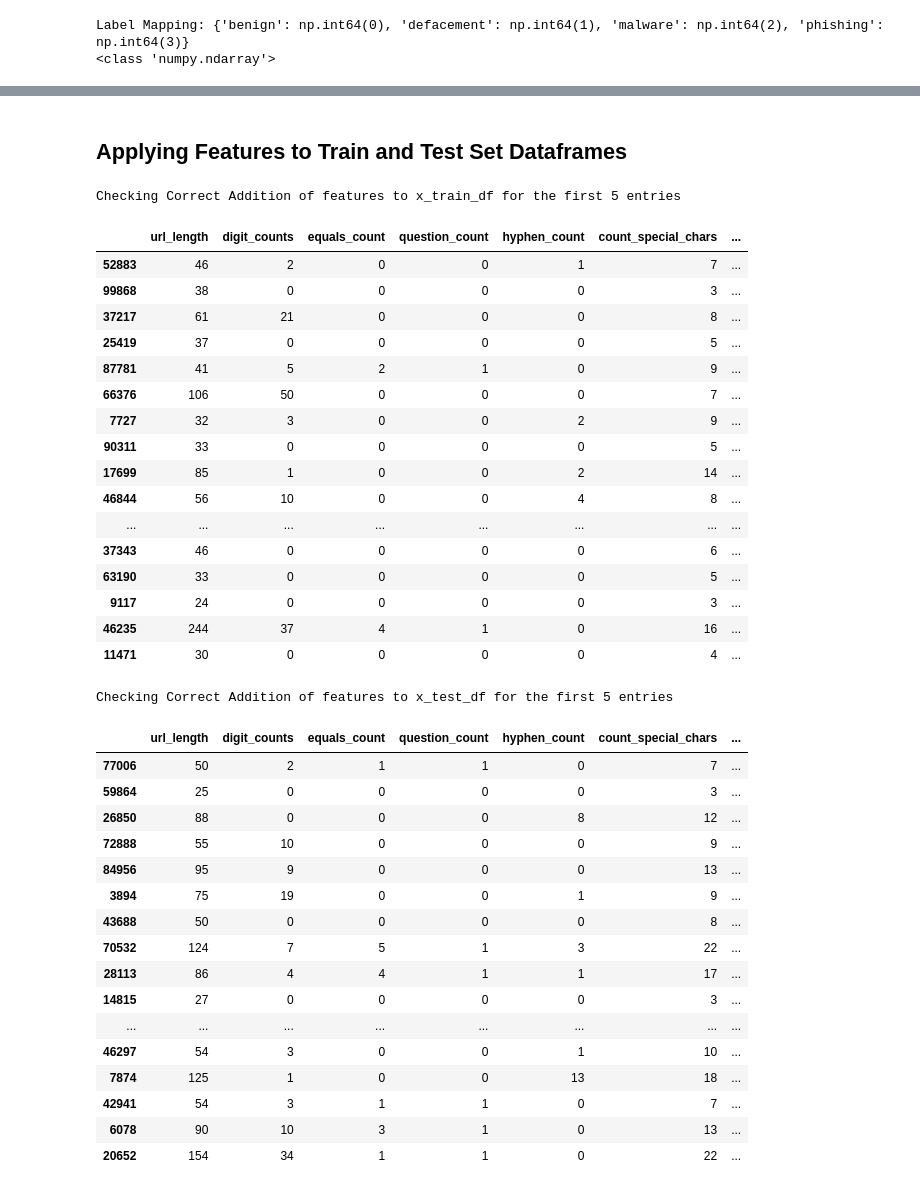
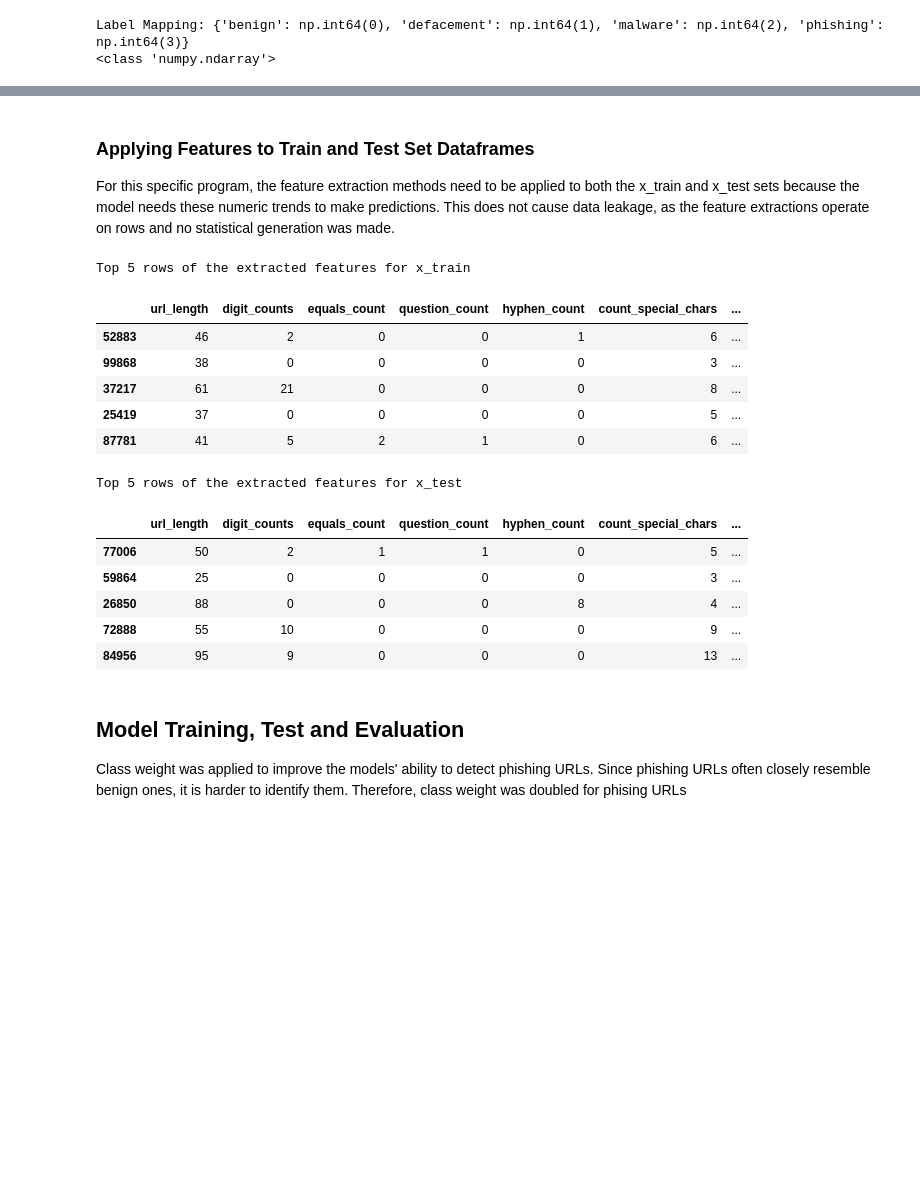
Before and after one commit to T-Geb/Malicious-URL-detection-_-ML, a Jupyter notebook: CS_Capstone.ipynb, the cells around one changed output, grey strips where cells are left out. Drawn from its saved outputs; the diff is of its cells as text; code cells hidden in the pictures; blank space fills up the shorter version.

Commit message:
Restructured notebook, added notes, Model test and evaluation, confusion matrix,and user interface

```diff
--- a/CS_Capstone.ipynb
+++ b/CS_Capstone.ipynb
@@ -131,32 +159,29 @@ extractor = tldextract.TLDExtract(cache_dir=False) # disabling network access to
 # X represents - mal_ds['URLs']
 #creating a method to work on one URL at a time to extract the suffix and applying the method to the URLs column
 # This method will also be used later on for feature extraction
+
 def get_suffix(url):
     return tldextract.extract(url).suffix.lower()
 
 extd_domains = X.apply(get_suffix)
 top_domains = extd_domains.value_counts().head(4)
 suffix_name = top_domains.index.tolist()
-domain_counts = top_domains.iloc
+suffix_counts= top_domains.values
+bar_colors = ['tab:red', 'tab:blue', 'tab:orange', 'tab:cyan']
 
 #plotting the histogram
 figure, axis = plt.subplots()
-bar_suffix = [suffix_name [0],suffix_name [1],suffix_name [2],suffix_name [3]]
-bar_count_suffix = [domain_counts[0],domain_counts[1],domain_counts[2],domain_counts[3]]
-bar_labels = ['com', 'org','net','de']
-bar_colors = ['tab:red', 'tab:blue', 'tab:orange', 'tab:cyan']
 
-#
-axis.bar(bar_suffix, bar_count_suffix, label=bar_labels, color=bar_colors)
+
+axis.bar(bar_suffix, bar_count_suffix,color=bar_colors)
 axis.set_ylabel('Count')
 axis.set_xlabel('Domain Suffix')
 axis.set_title('Top Four Domain-Suffix In Dataset')
-axis.legend(title='Key')
 
 
 #using a for loop to show the count in numbers on each bar
-for i in range(len(bar_suffix)):
-    axis.text(i,bar_count_suffix[i], str(bar_count_suffix[i]), ha='center', va='bottom')
+for i, count in enumerate(suffix_counts):
+    axis.text(i,count, str(count), ha='center', va='bottom')
 
 plt.show()
 # %% [output]
@@ -388,78 +367,62 @@ Suspicious suffix : 0
 --------------------------------------------------
 # %% [markdown]
 
-## Applying Features to Train and Test Set Dataframes
+### Applying Features to Train and Test Set Dataframes
+
+For this specific program, the feature extraction methods need to be applied to both the x_train and x_test sets because the model needs these numeric trends to make predictions. This does not cause data leakage, as the feature extractions operate on rows and no statistical generation was made.
 # %%
-#creating a data frame for x_train and x_test and adding adding the feature extractions as columns in the dataframe
-# Used panda library to create the dataframes the apply method to apply these features to the sets.
+#creating a data frame for x_train and x_test and adding the feature extractions as columns in the dataframe
+# Used the pandas library to create the dataframes and apply the methods.
 
 x_train_df = pd.DataFrame({
     'url_length': x_train.apply(get_url_length),
     'digit_counts': x_train.apply(count_digits),
     'equals_count' : x_train.apply(equals_count),
     'question_count' : x_train.apply(question_count),
     'hyphen_count' : x_train.apply(hyphen_count),
-    'count_special_chars' : x_train.apply(count_special_chars),
+    'count_special_chars' : x_train.apply(count_other_special_chars),
     'https_check' : x_train.apply(https_check),
     'count_nums_in_domain' : x_train.apply(count_nums_in_domain),
     'domain_is_ip' : x_train.apply(domain_is_ip),
     'suspicious_suffix' : x_train.apply(suspicious_suffix),
     'count_suspicious' : x_train.apply(count_suspicious)
 })
 
 x_test_df = pd.DataFrame({
     'url_length' : x_test.apply(get_url_length),
     'digit_counts' : x_test.apply(count_digits),
     'equals_count' : x_test.apply(equals_count),
     'question_count' : x_test.apply(question_count),
     'hyphen_count' : x_test.apply(hyphen_count),
-    'count_special_chars' :x_test.apply(count_special_chars),
+    'count_special_chars' :x_test.apply(count_other_special_chars),
     'https_check' : x_test.apply(https_check),
     'count_nums_in_domain' : x_test.apply(count_nums_in_domain),
     'domain_is_ip' : x_test.apply(domain_is_ip),
     'suspicious_suffix' : x_test.apply(suspicious_suffix),
     'count_suspicious' : x_test.apply(count_suspicious)
 })
 
-print("Checking Correct Addition of features to x_train_df for the first 5 entries \n")
-display(x_train_df.head(20))
+print("\nTop 5 rows of the extracted features for x_train \n")
+display(x_train_df.head(5))
 
-print("Checking Correct Addition of features to x_test_df for the first 5 entries \n")
-display(x_test_df.head(20))
+print("Top 5 rows of the extracted features for x_test \n")
+display(x_test_df.head(5))
 # %% [output]
-Checking Correct Addition of features to x_train_df for the first 5 entries
+Top 5 rows of the extracted features for x_train
 |  | url_length | digit_counts | equals_count | question_count | hyphen_count | count_special_chars | ... |
-| 52883 | 46 | 2 | 0 | 0 | 1 | 7 | ... |
+| 52883 | 46 | 2 | 0 | 0 | 1 | 6 | ... |
 | 99868 | 38 | 0 | 0 | 0 | 0 | 3 | ... |
 | 37217 | 61 | 21 | 0 | 0 | 0 | 8 | ... |
 | 25419 | 37 | 0 | 0 | 0 | 0 | 5 | ... |
-| 87781 | 41 | 5 | 2 | 1 | 0 | 9 | ... |
-| 66376 | 106 | 50 | 0 | 0 | 0 | 7 | ... |
-| 7727 | 32 | 3 | 0 | 0 | 2 | 9 | ... |
-| 90311 | 33 | 0 | 0 | 0 | 0 | 5 | ... |
-| 17699 | 85 | 1 | 0 | 0 | 2 | 14 | ... |
-| 46844 | 56 | 10 | 0 | 0 | 4 | 8 | ... |
-| ... | ... | ... | ... | ... | ... | ... | ... |
-| 37343 | 46 | 0 | 0 | 0 | 0 | 6 | ... |
-| 63190 | 33 | 0 | 0 | 0 | 0 | 5 | ... |
-| 9117 | 24 | 0 | 0 | 0 | 0 | 3 | ... |
-| 46235 | 244 | 37 | 4 | 1 | 0 | 16 | ... |
-| 11471 | 30 | 0 | 0 | 0 | 0 | 4 | ... |
+| 87781 | 41 | 5 | 2 | 1 | 0 | 6 | ... |
-Checking Correct Addition of features to x_test_df for the first 5 entries
+Top 5 rows of the extracted features for x_test
 |  | url_length | digit_counts | equals_count | question_count | hyphen_count | count_special_chars | ... |
-| 77006 | 50 | 2 | 1 | 1 | 0 | 7 | ... |
+| 77006 | 50 | 2 | 1 | 1 | 0 | 5 | ... |
 | 59864 | 25 | 0 | 0 | 0 | 0 | 3 | ... |
-| 26850 | 88 | 0 | 0 | 0 | 8 | 12 | ... |
+| 26850 | 88 | 0 | 0 | 0 | 8 | 4 | ... |
 | 72888 | 55 | 10 | 0 | 0 | 0 | 9 | ... |
 | 84956 | 95 | 9 | 0 | 0 | 0 | 13 | ... |
-| 3894 | 75 | 19 | 0 | 0 | 1 | 9 | ... |
-| 43688 | 50 | 0 | 0 | 0 | 0 | 8 | ... |
-| 70532 | 124 | 7 | 5 | 1 | 3 | 22 | ... |
-| 28113 | 86 | 4 | 4 | 1 | 1 | 17 | ... |
-| 14815 | 27 | 0 | 0 | 0 | 0 | 3 | ... |
-| ... | ... | ... | ... | ... | ... | ... | ... |
-| 46297 | 54 | 3 | 0 | 0 | 1 | 10 | ... |
-| 7874 | 125 | 1 | 0 | 0 | 13 | 18 | ... |
-| 42941 | 54 | 3 | 1 | 1 | 0 | 7 | ... |
-| 6078 | 90 | 10 | 3 | 1 | 0 | 13 | ... |
-| 20652 | 154 | 34 | 1 | 1 | 0 | 22 | ... |
+# %% [markdown]
+## Model Training, Test and Evaluation
+
+Class weight was applied to improve the models' ability to detect phishing URLs. Since phishing URLs often closely resemble benign ones, it is harder to identify them. Therefore, class weight was doubled for phising URLs
```
Also changed, not shown: parts of 72 cells of this notebook, 1 other file.
